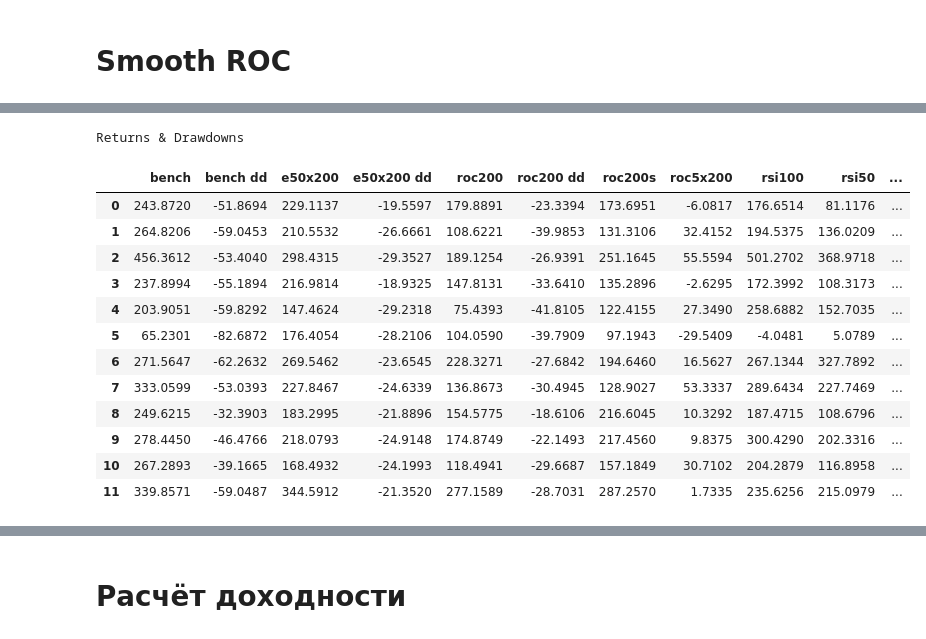
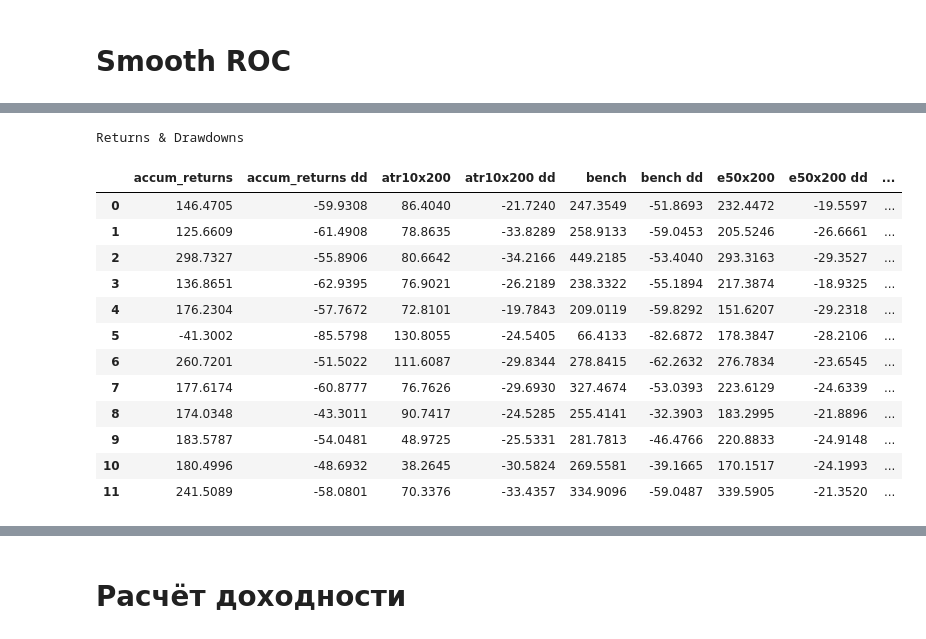
Before and after one commit to iamraa/quantrum.roc200, a Jupyter notebook: ROC200.ipynb, the cells around one changed output, grey strips where cells are left out. Drawn from its saved outputs; the diff is of its cells as text; code cells hidden in the pictures.

```diff
--- a/ROC200.ipynb
+++ b/ROC200.ipynb
@@ -105,6 +105,7 @@ def get_strategy_returns(df, symbol='-'):
 
     # get price changes
     chg = (df.close / df.close.shift(1))[fltr]
+    #chg = (df.open / df.open.shift(1))[fltr]  # look in the future
     chg.iloc[0] = 1  # set first value as 1
 
     benchmark = chg
@@ -133,46 +134,56 @@ def get_strategy_returns(df, symbol='-'):
 
     rsi100 = talib.RSI(df.close.values, timeperiod=100)
     rsi100_chg = chg[np.roll(rsi100, 1)[fltr] >= rsi_up]
 
+    atr14 = talib.ATR(df.high.values, df.low.values, df.close.values, timeperiod=10)
+    atr100 = talib.ATR(df.high.values, df.low.values, df.close.values, timeperiod=100)
+    atr10x100_chg = chg[(np.roll(atr14 - atr100, 1)[fltr] >= 0) & (np.roll(ema50 - ema200, 1)[fltr] >= 0)]
+
+    accum_returns_chg = chg[((df.close / df.close.shift(1)).rolling(5).apply(np.prod) - 1).shift(1) > -0.05]
+
     returns = {
         'symbol': symbol,
         'bench': calc_returns(benchmark),
         'bench dd': get_drawdown(benchmark, is_prod=True) * 100,
         's200': calc_returns(sma200_chg[fltr]),
         's50x200': calc_returns(sma50x200_chg[fltr]),
         's50x200 dd': get_drawdown(sma50x200_chg[fltr], is_prod=True) * 100,
         'e50x200': calc_returns(ema50x200_chg[fltr]),
         'e50x200 dd': get_drawdown(ema50x200_chg[fltr], is_prod=True) * 100,
         'roc200': calc_returns(roc200_chg[fltr]),
         'roc200 dd': get_drawdown(roc200_chg[fltr], is_prod=True) * 100,
         'roc200s': calc_returns(roc200s_chg[fltr]),
         'roc5x200': calc_returns(roc5x200_chg[fltr]),
         'rsi50': calc_returns(rsi50_chg[fltr]),
         'rsi100': calc_returns(rsi100_chg[fltr]),
+        'atr10x200': calc_returns(atr10x100_chg[fltr]),
+        'atr10x200 dd': get_drawdown(atr10x100_chg[fltr], is_prod=True) * 100,
+        'accum_returns': calc_returns(accum_returns_chg[fltr]),
+        'accum_returns dd': get_drawdown(accum_returns_chg[fltr], is_prod=True) * 100,
     }
     return returns
 
 l = []
 for symbol in df.symbol.unique():
     l.append(get_strategy_returns(df[df.symbol == symbol], symbol))
 
 print("Returns & Drawdowns")
 pd.DataFrame(l).sort_values('symbol')
 # %% [output]
 Returns & Drawdowns
-|  | bench | bench dd | e50x200 | e50x200 dd | roc200 | roc200 dd | roc200s | roc5x200 | rsi100 | rsi50 | ... |
-| 0 | 243.8720 | -51.8694 | 229.1137 | -19.5597 | 179.8891 | -23.3394 | 173.6951 | -6.0817 | 176.6514 | 81.1176 | ... |
-| 1 | 264.8206 | -59.0453 | 210.5532 | -26.6661 | 108.6221 | -39.9853 | 131.3106 | 32.4152 | 194.5375 | 136.0209 | ... |
-| 2 | 456.3612 | -53.4040 | 298.4315 | -29.3527 | 189.1254 | -26.9391 | 251.1645 | 55.5594 | 501.2702 | 368.9718 | ... |
-| 3 | 237.8994 | -55.1894 | 216.9814 | -18.9325 | 147.8131 | -33.6410 | 135.2896 | -2.6295 | 172.3992 | 108.3173 | ... |
-| 4 | 203.9051 | -59.8292 | 147.4624 | -29.2318 | 75.4393 | -41.8105 | 122.4155 | 27.3490 | 258.6882 | 152.7035 | ... |
-| 5 | 65.2301 | -82.6872 | 176.4054 | -28.2106 | 104.0590 | -39.7909 | 97.1943 | -29.5409 | -4.0481 | 5.0789 | ... |
-| 6 | 271.5647 | -62.2632 | 269.5462 | -23.6545 | 228.3271 | -27.6842 | 194.6460 | 16.5627 | 267.1344 | 327.7892 | ... |
-| 7 | 333.0599 | -53.0393 | 227.8467 | -24.6339 | 136.8673 | -30.4945 | 128.9027 | 53.3337 | 289.6434 | 227.7469 | ... |
-| 8 | 249.6215 | -32.3903 | 183.2995 | -21.8896 | 154.5775 | -18.6106 | 216.6045 | 10.3292 | 187.4715 | 108.6796 | ... |
-| 9 | 278.4450 | -46.4766 | 218.0793 | -24.9148 | 174.8749 | -22.1493 | 217.4560 | 9.8375 | 300.4290 | 202.3316 | ... |
-| 10 | 267.2893 | -39.1665 | 168.4932 | -24.1993 | 118.4941 | -29.6687 | 157.1849 | 30.7102 | 204.2879 | 116.8958 | ... |
-| 11 | 339.8571 | -59.0487 | 344.5912 | -21.3520 | 277.1589 | -28.7031 | 287.2570 | 1.7335 | 235.6256 | 215.0979 | ... |
+|  | accum_returns | accum_returns dd | atr10x200 | atr10x200 dd | bench | bench dd | e50x200 | e50x200 dd | ... |
+| 0 | 146.4705 | -59.9308 | 86.4040 | -21.7240 | 247.3549 | -51.8693 | 232.4472 | -19.5597 | ... |
+| 1 | 125.6609 | -61.4908 | 78.8635 | -33.8289 | 258.9133 | -59.0453 | 205.5246 | -26.6661 | ... |
+| 2 | 298.7327 | -55.8906 | 80.6642 | -34.2166 | 449.2185 | -53.4040 | 293.3163 | -29.3527 | ... |
+| 3 | 136.8651 | -62.9395 | 76.9021 | -26.2189 | 238.3322 | -55.1894 | 217.3874 | -18.9325 | ... |
+| 4 | 176.2304 | -57.7672 | 72.8101 | -19.7843 | 209.0119 | -59.8292 | 151.6207 | -29.2318 | ... |
+| 5 | -41.3002 | -85.5798 | 130.8055 | -24.5405 | 66.4133 | -82.6872 | 178.3847 | -28.2106 | ... |
+| 6 | 260.7201 | -51.5022 | 111.6087 | -29.8344 | 278.8415 | -62.2632 | 276.7834 | -23.6545 | ... |
+| 7 | 177.6174 | -60.8777 | 76.7626 | -29.6930 | 327.4674 | -53.0393 | 223.6129 | -24.6339 | ... |
+| 8 | 174.0348 | -43.3011 | 90.7417 | -24.5285 | 255.4141 | -32.3903 | 183.2995 | -21.8896 | ... |
+| 9 | 183.5787 | -54.0481 | 48.9725 | -25.5331 | 281.7813 | -46.4766 | 220.8833 | -24.9148 | ... |
+| 10 | 180.4996 | -48.6932 | 38.2645 | -30.5824 | 269.5581 | -39.1665 | 170.1517 | -24.1993 | ... |
+| 11 | 241.5089 | -58.0801 | 70.3376 | -33.4357 | 334.9096 | -59.0487 | 339.5905 | -21.3520 | ... |
 # %%
 fltr = df['dt'] >= '2004-01-01'
 data = df[fltr][df.symbol == 'SPY'].set_index('dt')
```
Also changed, not shown: parts of 8 cells of this notebook, 1 other file.
